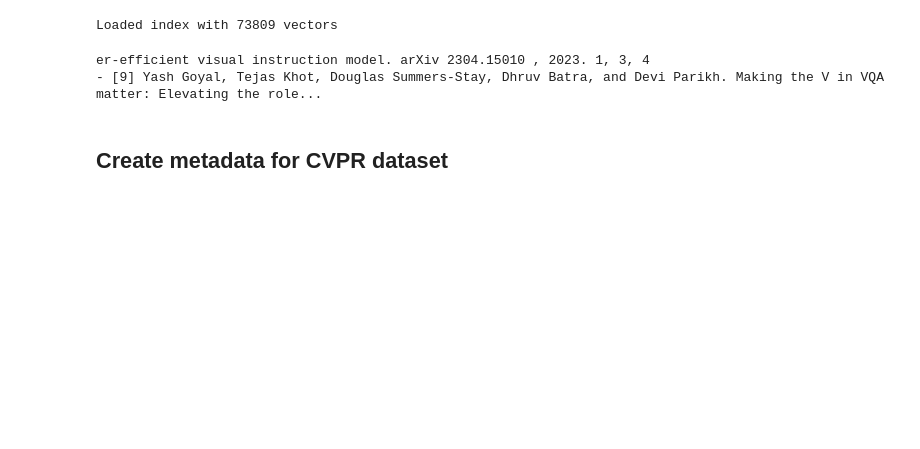
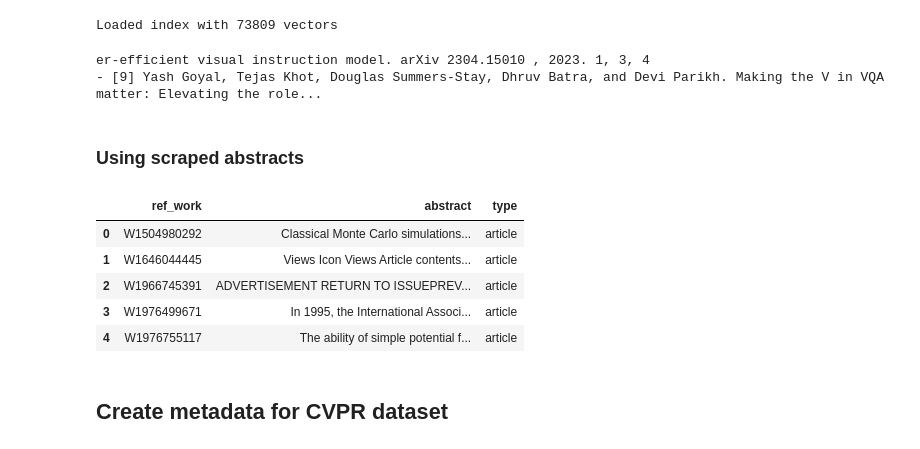
Before and after one commit to LuisCarretero/dsl-research-assistant, a Jupyter notebook: src/semantic_search/dev/retrieval_dev.ipynb, the cells around one changed output. Saved outputs shown, nothing was run; the diff lists cells and outputs as text; code cells hidden in the pictures; blank space fills up the shorter version.

```diff
--- a/src/semantic_search/dev/retrieval_dev.ipynb
+++ b/src/semantic_search/dev/retrieval_dev.ipynb
@@ -40,6 +42,19 @@ print(document_store.search("visual", top_k=5)[0]['chunk_text'])
 # %% [output]
 er-efficient visual instruction model. arXiv 2304.15010 , 2023. 1, 3, 4
 - [9] Yash Goyal, Tejas Khot, Douglas Summers-Stay, Dhruv Batra, and Devi Parikh. Making the V in VQA matter: Elevating the role...
+# %% [markdown]
+### Using scraped abstracts
+# %%
+fpath = '/cluster/home/lcarretero/workspace/dsl/dsl-research-assistant/raw-data/metadata/openalex-refs-abstracts.csv'
+df = pd.read_csv(fpath)
+df.head()
+# %% [output]
+|  | ref_work | abstract | type |
+| 0 | W1504980292 | Classical Monte Carlo simulations... | article |
+| 1 | W1646044445 | Views Icon Views Article contents... | article |
+| 2 | W1966745391 | ADVERTISEMENT RETURN TO ISSUEPREV... | article |
+| 3 | W1976499671 | In 1995, the International Associ... | article |
+| 4 | W1976755117 | The ability of simple potential f... | article |
 # %% [markdown]
 ## Create metadata for CVPR dataset
 # %%
```
Also changed, not shown: parts of 14 cells of this notebook.
